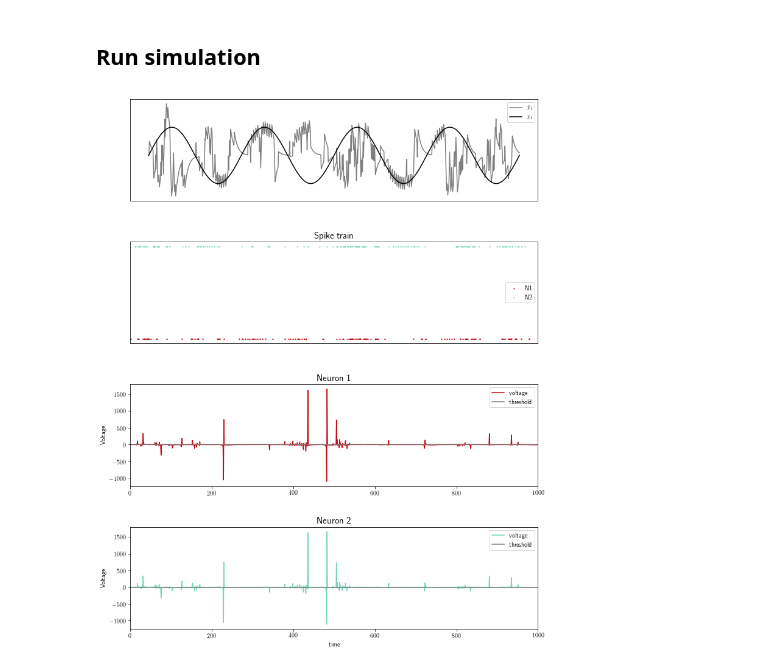
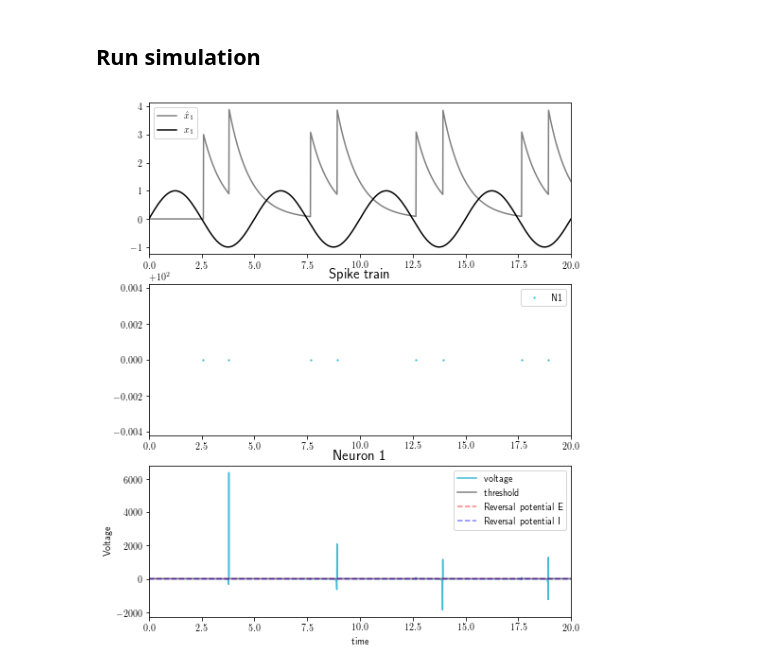
Before and after one commit to ABra1993/LisbonLab, a Jupyter notebook: Conductance/SNN_conductance_multidim.ipynb, the cells around one changed output. Drawn from its saved outputs; the diff is of its cells as text; code cells hidden in the pictures.

```diff
--- a/Conductance/SNN_conductance_multidim.ipynb
+++ b/Conductance/SNN_conductance_multidim.ipynb
@@ -138,3 +160,8 @@ def run_N(rho, E_e=1, E_i=-1, lambda_constant='C', var=0):
 
             # update spikes
             o[spike_neuron, t] = 1/dt
+# %%
+t = 100
+np.dot(D * D.T, o[:, t - 1])
+
+#1/np.dot(x[:, t] + x_est[:, t] + rho, D.T)
@@ -247,34 +285,33 @@ def visualize_voltage(rho):
 ## Run simulation
 # %%
 # Run simulation and plot results for given parameters
-N = 2                                                    # number of neurons
+N = 1                                                    # number of neurons
 d = 1                                                    # number of dimensions of signal input
-iterations = 1000                                        # number of time steps
-dt = 0.1                                                 # step size
+dt = 0.01                                                # step size
+iterations = 2000                                        # number of time steps
+c_upp = 1
 tau = 1                                                  # time constant
 beta = 0.0                                               # cost
 color = np.random.randint(0, 255, size=(N, 3))           # color map for plotting the different neurons
-rho = 0.1
-lambda_constant = 'C'
-var = 0.5
 E_e = 1
 E_i = -1
+rho = 0.1
+lambda_constant = False
+var = 1
 
 # run simulation
-D = initialize_weights(N, d)                                                # initialize decoding weights
+# D = initialize_weights(N, d)                                                # initialize decoding weights
+D = np.zeros((N, d))
 if d == 1:
-    D[0] = 0.5
-    D[1] = -0.5
-# elif d == 3:
-#     D = np.array([[-0.15546863, -0.1160673,   0.07628562],
-#                  [-0.18736843,  0.194484,    0.17264985],
-#                  [ 0.08299268,  0.25705748,  0.1316002 ],
-#                  [ 0.16762533, -0.16986862, -0.11359397],
-#                  [ 0.04111504,  0.10828877, 0.21959725],
-#                  [ 0.12487786, -0.14819676, -0.34304355]])
+    if N == 2:
+        D[0] = 1
+        D[1] = -1
+    else:
+        D[0] = 3
 t, voltage, x_est, o, T = initialize_params_N(N, d, iterations, dt, D, beta)# initialize parameters
 c, x = time_varying_signal()                                                # create d-dimensional input signal
+#c, x = time_varying_signal_pos()
 run_N(rho, E_e, E_i, lambda_constant=lambda_constant, var=var)              # run spiking network
 plot_N(color, plot_voltage=1)                                               # plot results
 # %% [output]
-[figure, old version]
+[figure, new version]
```
Also changed, not shown: parts of 13 cells of this notebook, 1 other file.
